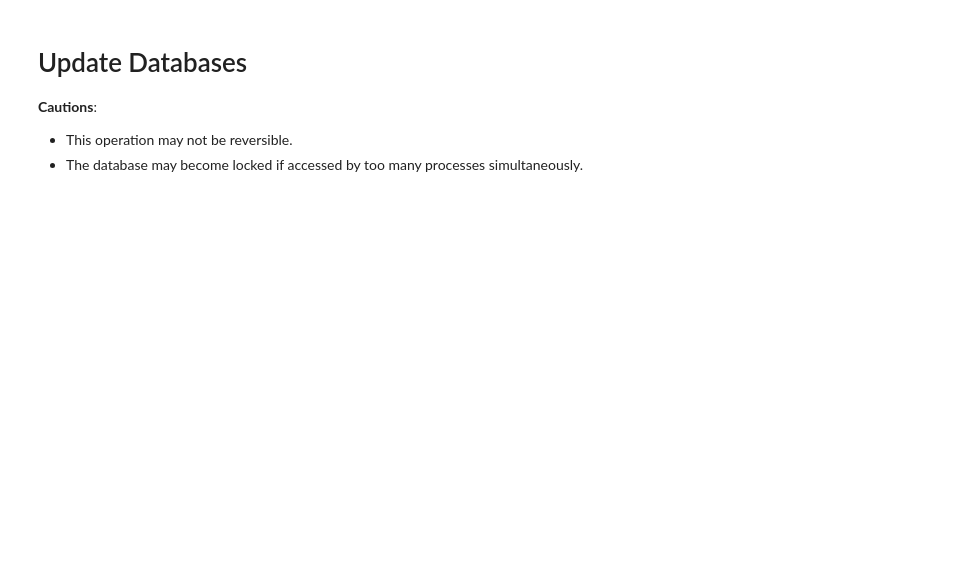
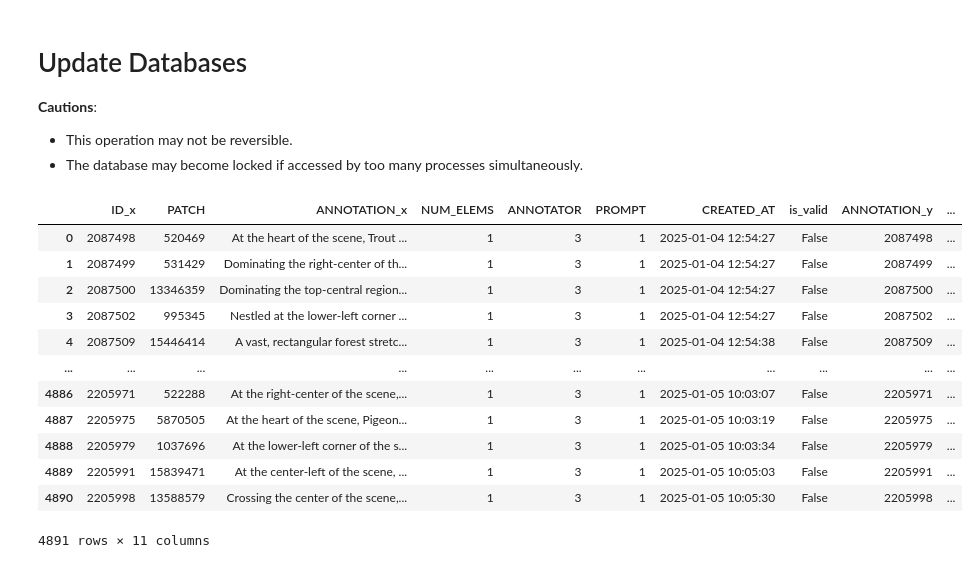
Before and after one commit to Thunderstring/RSTeller, a Jupyter notebook: tools/wash_annotations.ipynb, the cells around one changed output. Cells and saved outputs as stored; diff of their text form; code cells hidden in the pictures; blank space fills up the shorter version.

```diff
--- a/tools/wash_annotations.ipynb
+++ b/tools/wash_annotations.ipynb
@@ -174,7 +175,8 @@ conn_rejected_annotation = sqlite3.connect(REJECTED_ANNOTATION_DB_PATH) \
                             else None
 
 # load the annotation table into a pandas dataframe
-annotation_df = pd.read_sql_query("SELECT * FROM annotation", conn_annotation)
+# Replace the prompt number with the actual prompt ids for task 1 and 2
+annotation_df = pd.read_sql_query("SELECT * FROM annotation WHERE PROMPT IN (1, 5)", conn_annotation)
 
 # check the validity of the annotations
 annotation_df['is_valid'] = annotation_df['ANNOTATION'].progress_apply(lambda x: check_validity(PATTERN, x))
@@ -238,8 +237,22 @@ Total unvalid annotations: 15312
 # %%
 # load annotation_osm_table
 annotation_osm_table = pd.read_sql("SELECT * FROM annotation_osm", conn_annotation)
-merged_anno_df = annotation_df[annotation_df['is_valid']==False].merge(annotation_osm_table[['ANNOTATION', 'ID', 'OSM_ID']], left_on='ID', right_on='ANNOTATION')
-merged_anno_df.head(1)
+merged_anno_df = annotation_df[annotation_df['is_valid']==False].merge(annotation_osm_table[['ANNOTATION', 'ID', 'OSM_ID']], left_on='ID', right_on='ANNOTATION', how='left')
+merged_anno_df
+# %% [output]
+|  | ID_x | PATCH | ANNOTATION_x | NUM_ELEMS | ANNOTATOR | PROMPT | CREATED_AT | is_valid | ANNOTATION_y | ... |
+| 0 | 2087498 | 520469 | At the heart of the scene, Trout ... | 1 | 3 | 1 | 2025-01-04 12:54:27 | False | 2087498 | ... |
+| 1 | 2087499 | 531429 | Dominating the right-center of th... | 1 | 3 | 1 | 2025-01-04 12:54:27 | False | 2087499 | ... |
+| 2 | 2087500 | 13346359 | Dominating the top-central region... | 1 | 3 | 1 | 2025-01-04 12:54:27 | False | 2087500 | ... |
+| 3 | 2087502 | 995345 | Nestled at the lower-left corner ... | 1 | 3 | 1 | 2025-01-04 12:54:27 | False | 2087502 | ... |
+| 4 | 2087509 | 15446414 | A vast, rectangular forest stretc... | 1 | 3 | 1 | 2025-01-04 12:54:38 | False | 2087509 | ... |
+| ... | ... | ... | ... | ... | ... | ... | ... | ... | ... | ... |
+| 4886 | 2205971 | 522288 | At the right-center of the scene,... | 1 | 3 | 1 | 2025-01-05 10:03:07 | False | 2205971 | ... |
+| 4887 | 2205975 | 5870505 | At the heart of the scene, Pigeon... | 1 | 3 | 1 | 2025-01-05 10:03:19 | False | 2205975 | ... |
+| 4888 | 2205979 | 1037696 | At the lower-left corner of the s... | 1 | 3 | 1 | 2025-01-05 10:03:34 | False | 2205979 | ... |
+| 4889 | 2205991 | 15839471 | At the center-left of the scene, ... | 1 | 3 | 1 | 2025-01-05 10:05:03 | False | 2205991 | ... |
+| 4890 | 2205998 | 13588579 | Crossing the center of the scene,... | 1 | 3 | 1 | 2025-01-05 10:05:30 | False | 2205998 | ... |
+4891 rows × 11 columns
 # %%
 c_rejected = conn_rejected_annotation.cursor() if conn_rejected_annotation else None
 c_metadata = conn_metadata.cursor()
```
Also changed, not shown: parts of 11 cells of this notebook, 5 other files.
